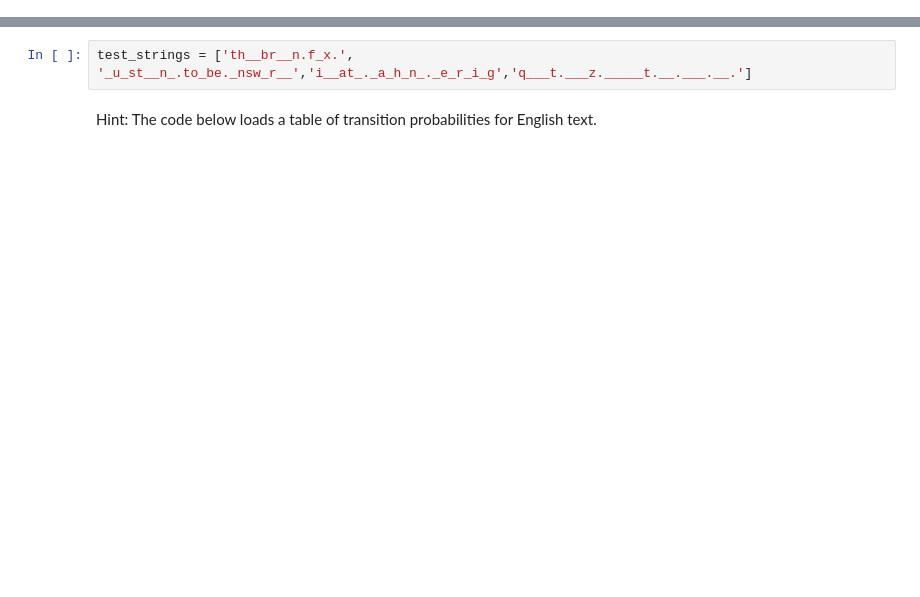
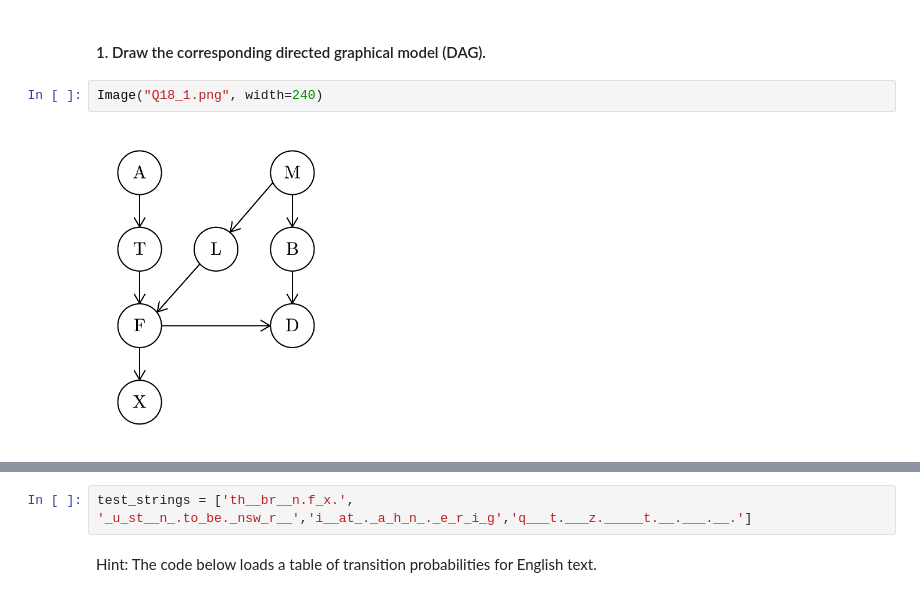
Before and after one commit to CMPE547-Spring-2017-Bogazici/hw3, a Jupyter notebook: Markov Chain of Letters.ipynb, the cells around one changed output, grey strips where cells are left out. Saved outputs shown, nothing was run; the diff lists cells and outputs as text; blank space fills up the shorter version.

```diff
--- a/Markov Chain of Letters.ipynb
+++ b/Markov Chain of Letters.ipynb
@@ -7,0 +28,6 @@ I hereby declare that I observed the honour code of the university when preparin
+# %% [markdown]
+#### 1. Draw the corresponding directed graphical model (DAG).
+# %%
+Image("Q18_1.png", width=240)
+# %% [output]
+[figure, added]
```
Also changed, not shown: parts of 31 cells of this notebook, 9 other files.
